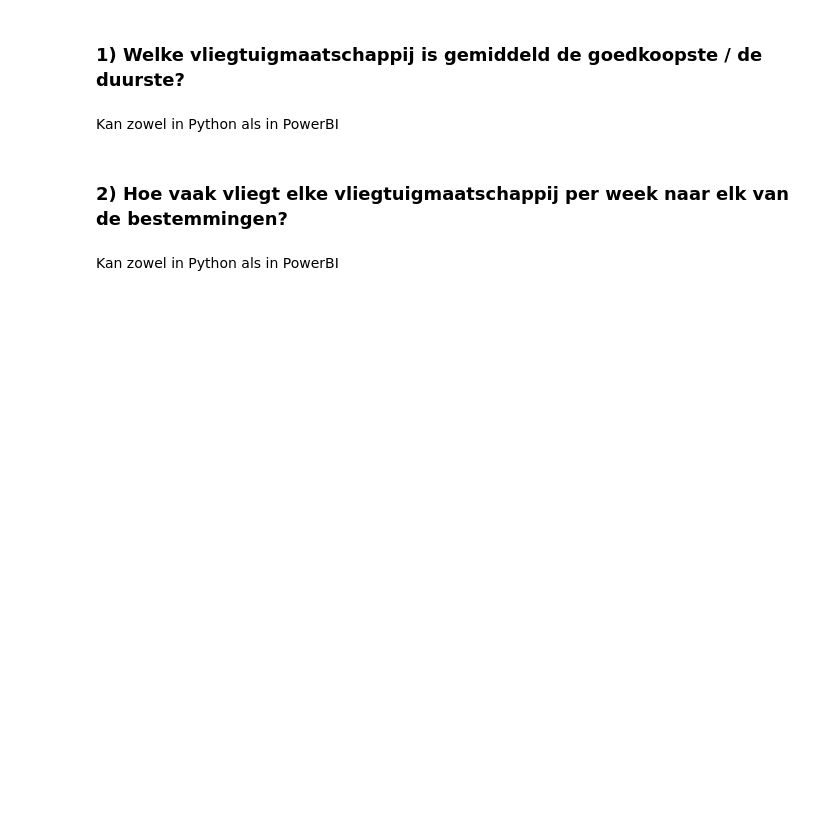
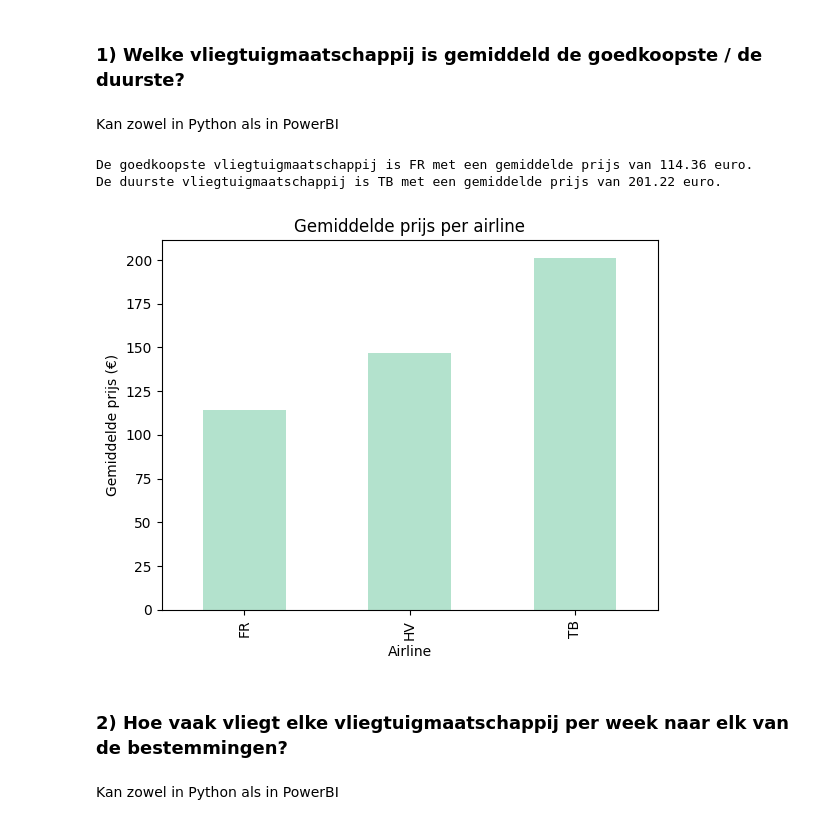
Before and after one commit to kyanamarckx/Data-Engineering-Project, a Jupyter notebook: analyse/analyse.ipynb, the cells around one changed output. Cells and saved outputs as stored; diff of their text form; code cells hidden in the pictures; blank space fills up the shorter version.

Commit message:
little update analyse

```diff
--- a/analyse/analyse.ipynb
+++ b/analyse/analyse.ipynb
@@ -115,13 +119,28 @@ df_flight = pd.DataFrame(rows_flight, columns=[i[0] for i in columns_flight])
 df_fact = pd.DataFrame(rows_fact, columns=[i[0] for i in columns_fact])
 
 # create a new dataframe with all the data
-df = pd.merge(df_fact, df_flight, on='flight_key')
-df = pd.merge(df, df_airline, on='airline_key')
-df = pd.merge(df, df_airport, left_on='depatureAirportKey', right_on='airport_key')
-df = pd.merge(df, df_airport, left_on='arrivalAirportKey', right_on='airport_key')
-df = pd.merge(df, df_date, left_on='scrapeDateKey', right_on='date_key')
-df = pd.merge(df, df_date, left_on='departureDateKey', right_on='date_key')
-df = pd.merge(df, df_date, left_on='arrivalDateKey', right_on='date_key')
+# df = pd.merge(df_fact, df_flight, on='flight_key')
+# df = pd.merge(df, df_airline, on='airline_key')
+# df = pd.merge(df, df_airport, left_on='depatureAirportKey', right_on='airport_key')
+# df = pd.merge(df, df_airport, left_on='arrivalAirportKey', right_on='airport_key', how='inner')
+# df = pd.merge(df, df_date, left_on='scrapeDateKey', right_on='date_key')
+# df = pd.merge(df, df_date, left_on='departureDateKey', right_on='date_key')
+# df = pd.merge(df, df_date, left_on='arrivalDateKey', right_on='date_key')
+
+# create the query to connect the tables
+query = """
+SELECT * FROM factflightfare
+INNER JOIN dimflight ON factflightfare.flight_key = dimflight.flight_key
+INNER JOIN dimairline ON factflightfare.airline_key = dimairline.airline_key
+INNER JOIN dimairport AS dep_airport ON factflightfare.depatureAirportKey = dep_airport.airport_key
+INNER JOIN dimairport AS arr_airport ON factflightfare.arrivalAirportKey = arr_airport.airport_key
+INNER JOIN dimdate AS scrape_date ON factflightfare.scrapeDateKey = scrape_date.date_key
+INNER JOIN dimdate AS dep_date ON factflightfare.departureDateKey = dep_date.date_key
+INNER JOIN dimdate AS arr_date ON factflightfare.arrivalDateKey = arr_date.date_key
+"""
+
+# create the dataframe
+df = pd.read_sql(query, dwh)
 
 # show the columns of the df
 print(df.columns)
@@ -136,22 +187,26 @@ df
 Kan zowel in Python als in PowerBI
 # %%
 # read the data
-data = pd.read_csv('../analyse/allData.csv')
+data = df
 
 # group the data by airline and calculate the average price
 grouped_data = data.groupby(['airline_iata_code'])['price'].mean()
 sorted_data = grouped_data.sort_values()
 
 # print the results
 print("De goedkoopste vliegtuigmaatschappij is " + sorted_data.index[0] + " met een gemiddelde prijs van", round(sorted_data[0], 2), "euro.")
 print("De duurste vliegtuigmaatschappij is " + sorted_data.index[-1] + " met een gemiddelde prijs van", round(sorted_data[-1], 2), "euro.")
 
 # plot the results
 grouped_data.plot(kind='bar', colormap='Pastel2')
 plt.title('Gemiddelde prijs per airline')
 plt.xlabel('Airline')
 plt.ylabel('Gemiddelde prijs (€)')
 plt.show()
+# %% [output]
+De goedkoopste vliegtuigmaatschappij is FR met een gemiddelde prijs van 114.36 euro.
+De duurste vliegtuigmaatschappij is TB met een gemiddelde prijs van 201.22 euro.
+[figure, added]
 # %% [markdown]
 ### 2) Hoe vaak vliegt elke vliegtuigmaatschappij per week naar elk van de bestemmingen?
 # %% [markdown]
```
Also changed, not shown: parts of 5 cells of this notebook.
